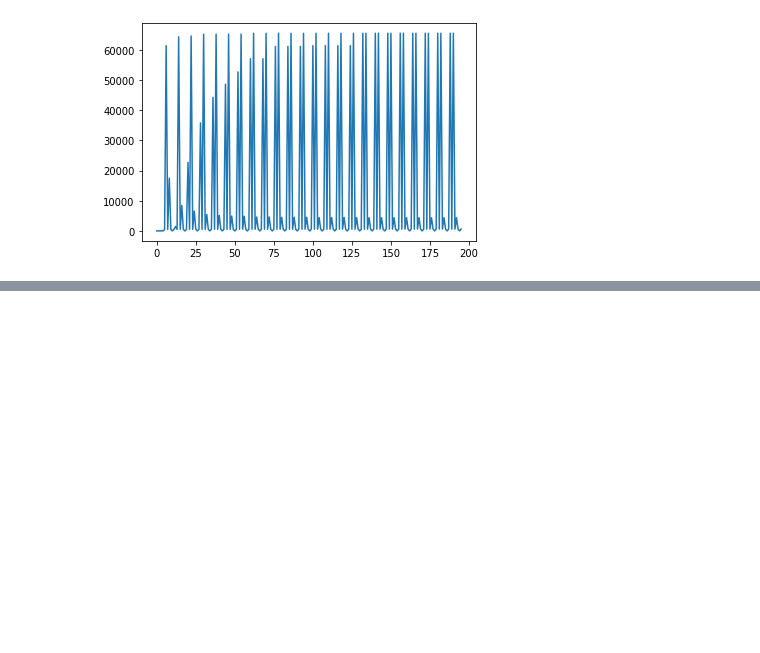
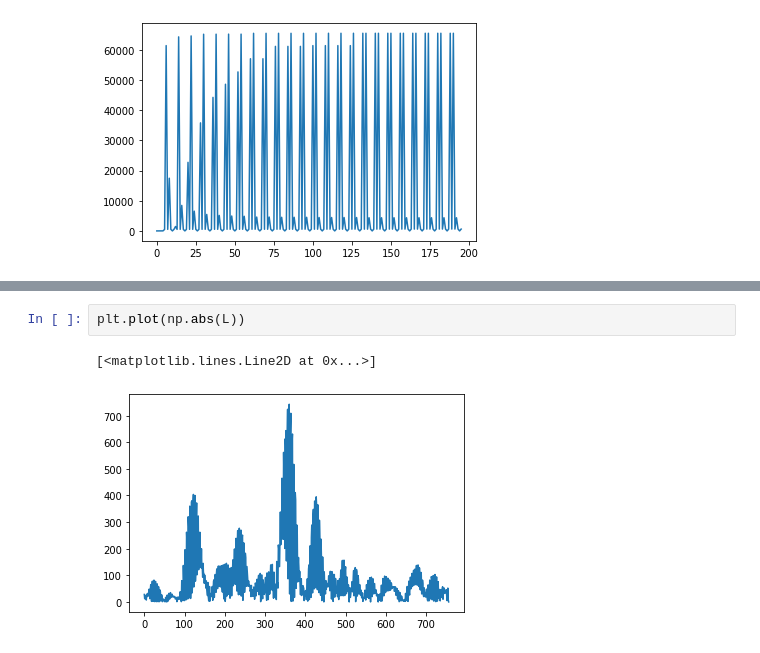
Before and after one commit to kelu124/pyusbus, a Jupyter notebook: experiments/20210401-Doppler.ipynb, the cells around one changed output, grey strips where cells are left out. Cells and saved outputs as stored; diff of their text form; blank space fills up the shorter version.

```diff
--- a/experiments/20210401-Doppler.ipynb
+++ b/experiments/20210401-Doppler.ipynb
@@ -295,0 +374,5 @@ plt.plot(pl[4:200])
+# %%
+plt.plot(np.abs(L))
+# %% [output]
+[<matplotlib.lines.Line2D at 0x...>]
+[figure, added]
```
Also changed, not shown: parts of 15 cells of this notebook, 9 other files.
